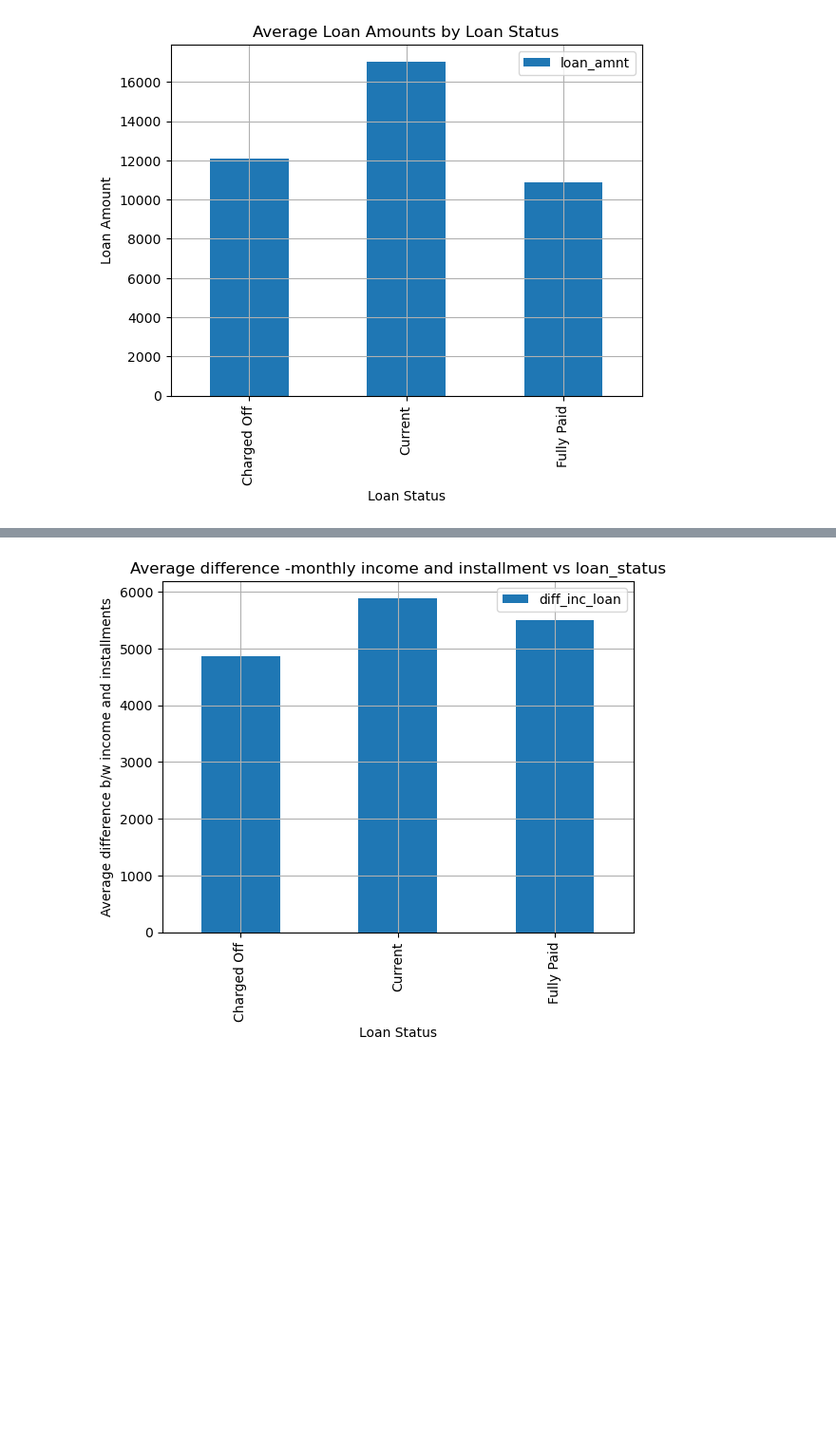
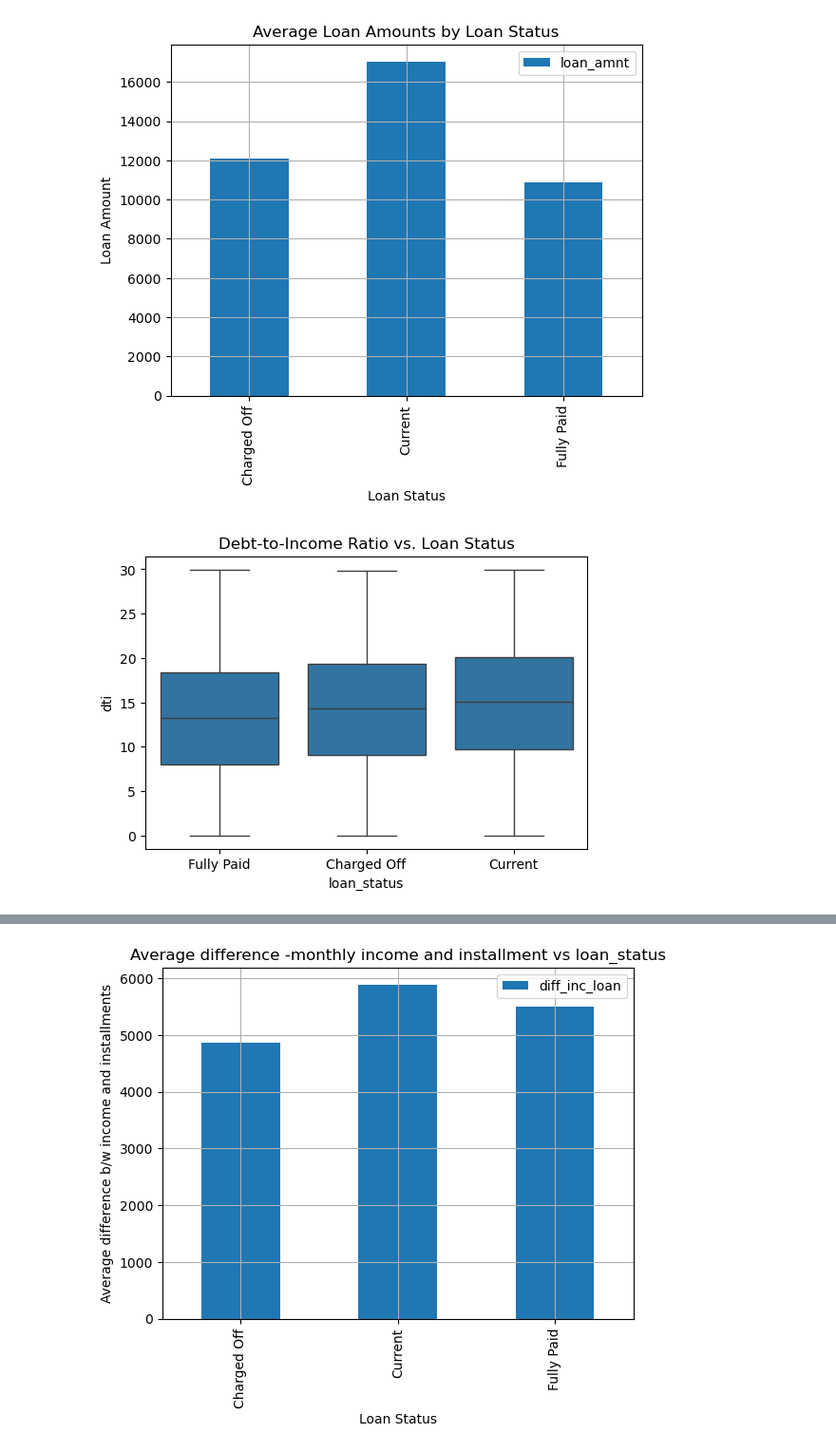
Before and after one commit to maheshh22/LendingClub, a Jupyter notebook: Lending_club.ipynb, the cells around one changed output, grey strips where cells are left out. Shown at 95% size. Saved outputs shown, nothing was run; the diff lists cells and outputs as text; code cells hidden in the pictures; blank space fills up the shorter version.

```diff
--- a/Lending_club.ipynb
+++ b/Lending_club.ipynb
@@ -29,5 +56,37 @@ df.drop('initial_list_status',axis=1,inplace=True)
 df.drop('tax_liens',axis=1,inplace=True)
 df.drop('policy_code',axis=1,inplace=True)
 df.drop('chargeoff_within_12_mths',axis=1,inplace=True)
+# %%
+# clean the data- convert the object to floating point by removing %
+def Convert_percent_to_float(int_rate):
+    if pd.isna(int_rate):
+        return np.nan
+    else:
+        return float(int_rate.strip('%'))
+
+df['revol_util'] = df['revol_util'].apply(Convert_percent_to_float)
+
+# Emp_lenght is not in right format , remove unnecessary characters like < , year , years
+df['emp_length'] = df['emp_length'].str.replace(r'\+|\s*years?', '', regex=True).str.replace(r'<', '', regex=True)
+# impute the missing value with 0, number of missing values are less than 5 % , so it makes no big difference
+emp_missing=0
+df['emp_length'].fillna(emp_missing)
+df['emp_length'] = df['emp_length'].astype(float)
+df['emp_length'].isnull().sum()
+
+# 2. Handle Missing Values in DTI
+# Calculate the median of the 'dti' column
+dti_median = df['dti'].median()
+df['dti'].fillna(dti_median)
+
+#convert int_rate from percentage to float for analysis
+
+def Convert_int_rate_to_float(int_rate):
+    if pd.isna(int_rate):
+        return np.nan
+    else:
+        return float(int_rate.strip('%')) / 100
+
+df['int_rate'] = df['int_rate'].apply(Convert_int_rate_to_float)
 # %%
 #univariate analysis
@@ -49,3 +116,12 @@ plt.xlabel('Loan Status')
 plt.show()
 # %% [output]
 [figure]
+# %%
+# 2.3 Bivariate Analysis
+# 2.3.1 Numerical vs. Categorical
+plt.figure(figsize=(6, 4))
+sns.boxplot(x='loan_status', y='dti', data=df)
+plt.title("Debt-to-Income Ratio vs. Loan Status")
+plt.show()
+# %% [output]
+[figure, added]
```
Also changed, not shown: parts of 13 cells of this notebook.
